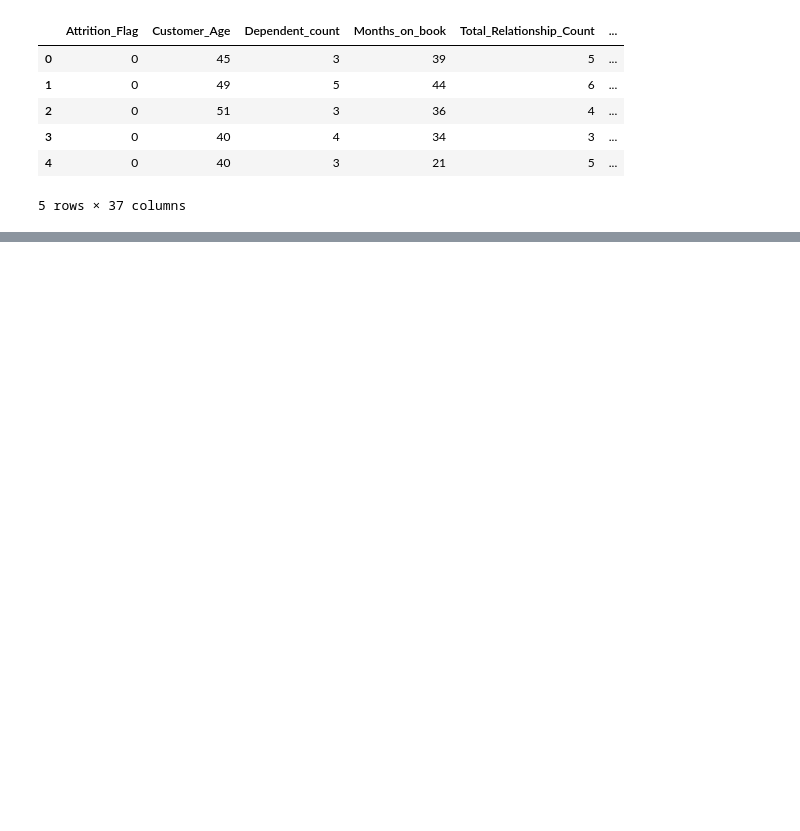
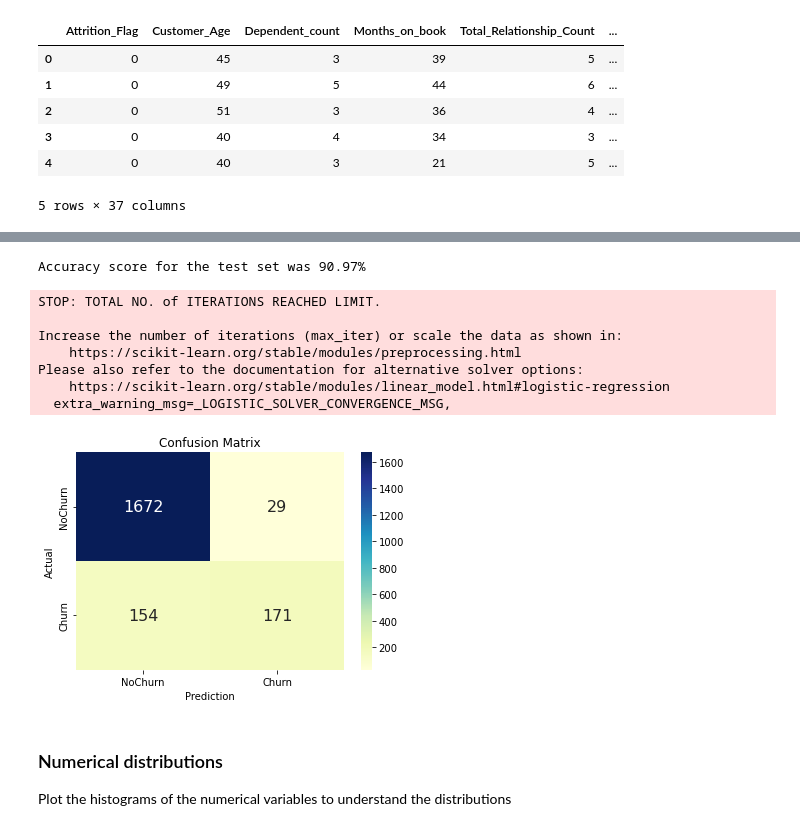
Before and after one commit to philip-papasavvas/ml_sandbox, a Jupyter notebook: notebook-projects/Credit Card Churn Modelling.ipynb, the cells around one changed output, grey strips where cells are left out. Saved outputs shown, nothing was run; the diff lists cells and outputs as text; code cells hidden in the pictures; blank space fills up the shorter version.

```diff
--- a/notebook-projects/Credit Card Churn Modelling.ipynb
+++ b/notebook-projects/Credit Card Churn Modelling.ipynb
@@ -309,0 +450,25 @@ memory usage: 217.7 KB
+# %%
+def train_logistic_regression(X_in: pd.DataFrame,
+                              y_in: pd.DataFrame,
+                              test_size: float = 0.2) -> dict:
+    """Wrapper function to train and test the data"""
+
+    X_train, X_test, y_train, y_test = train_test_split(
+        X_in, y_in,
+        test_size=test_size,
+        random_state=0,
+        stratify=y)
+
+    new_regression = LogisticRegression(random_state=0).fit(X_train, y_train)
+    x_test_predictions = new_regression.predict(X_test)
+
+    x_test_accuracy = accuracy_score(y_true=y_test, y_pred=x_test_predictions)
+    print(f"Accuracy score for the test set was {100*x_test_accuracy:.2f}% \n ")
+
+    plot_confusion_matrix(input_matrix=confusion_matrix(y_true=y_test, y_pred=x_test_predictions),
+                          labels=['NoChurn', 'Churn']
+                         )
+
+    return {'model': new_regression,
+            'test_accuracy': x_test_logistic_accuracy
+           }
@@ -309,0 +478,6 @@ memory usage: 217.7 KB
+# %%
+from sklearn.preprocessing import MinMaxScaler
+minmax_scaler_func = MinMaxScaler()
+X_std_minmax = minmax_scaler_func.fit_transform(X[cols_to_scale])
+# %%
+X_scaled_minmax = pd.DataFrame(X_std_minmax, columns = cols_to_scale)
@@ -309,0 +505,18 @@ memory usage: 217.7 KB
+# %%
+X = pd.concat([X_scaled_minmax, X[cols_no_scale]], axis=1)
+# %%
+out_dict = train_logistic_regression(X_in=X,
+                                     y_in=y)
+# %% [output]
+Accuracy score for the test set was 90.97%
+STOP: TOTAL NO. of ITERATIONS REACHED LIMIT.
+
+Increase the number of iterations (max_iter) or scale the data as shown in:
+    https://scikit-learn.org/stable/modules/preprocessing.html
+Please also refer to the documentation for alternative solver options:
+    https://scikit-learn.org/stable/modules/linear_model.html#logistic-regression
+  extra_warning_msg=_LOGISTIC_SOLVER_CONVERGENCE_MSG,
+[figure, added]
+# %% [markdown]
+### Numerical distributions
+Plot the histograms of the numerical variables to understand the distributions
```
Also changed, not shown: parts of 55 cells of this notebook.
